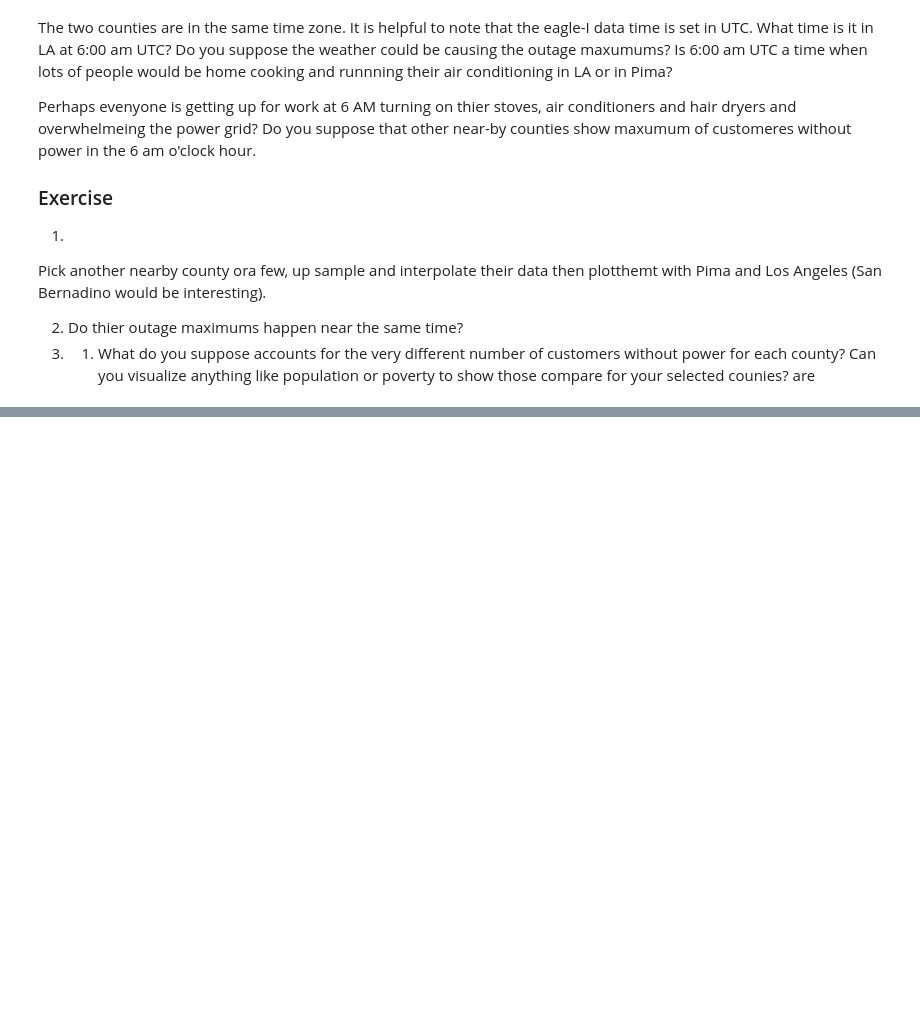
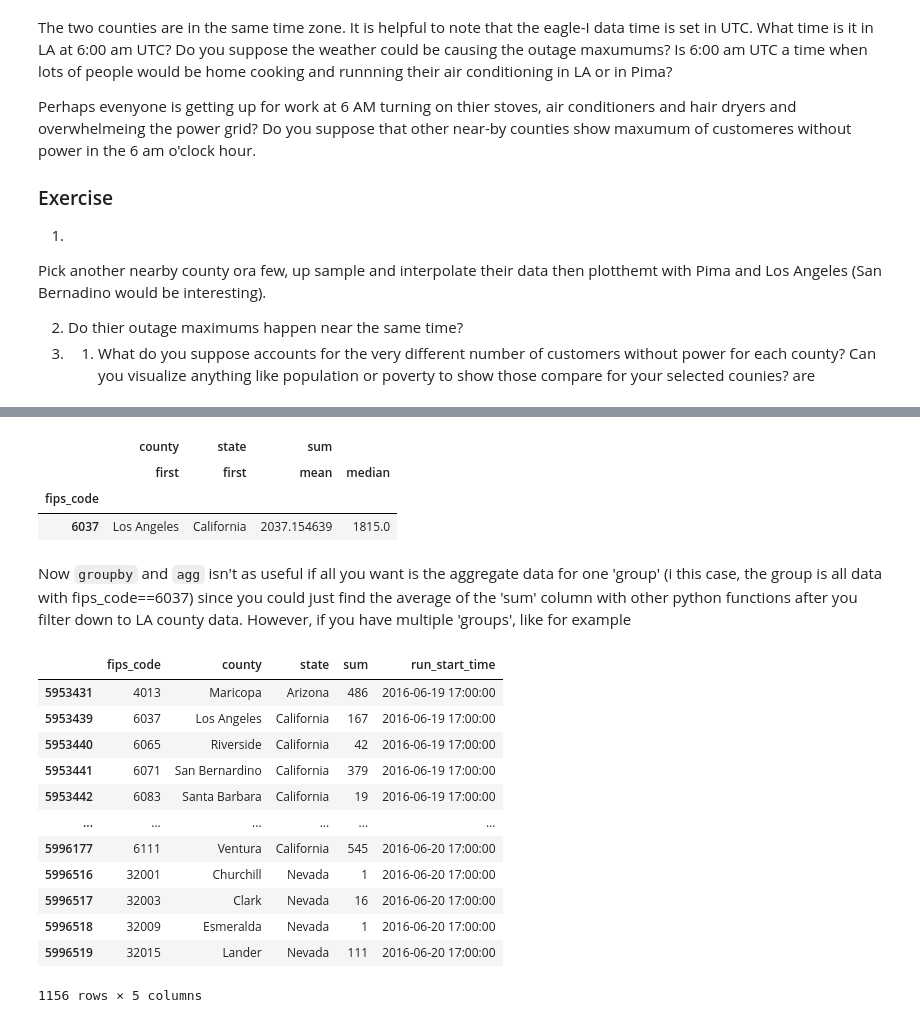
Before and after one commit to secondspass/power_outages_medically_vulnerable_populations, a Jupyter notebook: main.ipynb, the cells around one changed output, grey strips where cells are left out. Cells and saved outputs as stored; diff of their text form; code cells hidden in the pictures; blank space fills up the shorter version.

```diff
--- a/main.ipynb
+++ b/main.ipynb
@@ -767,0 +821,34 @@ Pick another nearby county ora  few, up sample and interpolate their data then p
+# %%
+# now we can aggregate the data in each group (i.e. in each county) to get the mean and median of the  (and
+# others too if you want)
+
+la_outages_agg = la_outages_grouped[["county", "state", "sum"]].agg({"county":"first", "state":"first", "sum":["mean", "median"] })
+la_outages_agg
+# %% [output]
+|  | county | state | sum |  |
+|  | first | first | mean | median |
+| fips_code |  |  |  |  |
+| 6037 | Los Angeles | California | 2037.154639 | 1815.0 |
+# %% [markdown]
+Now `groupby` and `agg` isn't as useful if all you want is the aggregate data for one 'group' (i this case, the group is all data with fips_code==6037) since you could just find the average of the 'sum' column with other python functions after you filter down to LA county data. However, if you have multiple 'groups', like for example
+# %%
+# Note: For the most part, CA, AZ, and NV operate in UTC-7 (MST or PDT). Individual counties you may look at might
+# differ so make sure to adjust time range if you feel it necessary
+swus_outages_0620_df = eaglei_outages_df.loc[eaglei_outages_df["state"].isin(["California", "Nevada", "Arizona"])
+                                          & (eaglei_outages_df["run_start_time"]>="2016-06-19 17:00:00")
+                                          & (eaglei_outages_df["run_start_time"]<="2016-06-20 17:00:00")]
+swus_outages_0620_df
+# %% [output]
+|  | fips_code | county | state | sum | run_start_time |
+| 5953431 | 4013 | Maricopa | Arizona | 486 | 2016-06-19 17:00:00 |
+| 5953439 | 6037 | Los Angeles | California | 167 | 2016-06-19 17:00:00 |
+| 5953440 | 6065 | Riverside | California | 42 | 2016-06-19 17:00:00 |
+| 5953441 | 6071 | San Bernardino | California | 379 | 2016-06-19 17:00:00 |
+| 5953442 | 6083 | Santa Barbara | California | 19 | 2016-06-19 17:00:00 |
+| ... | ... | ... | ... | ... | ... |
+| 5996177 | 6111 | Ventura | California | 545 | 2016-06-20 17:00:00 |
+| 5996516 | 32001 | Churchill | Nevada | 1 | 2016-06-20 17:00:00 |
+| 5996517 | 32003 | Clark | Nevada | 16 | 2016-06-20 17:00:00 |
+| 5996518 | 32009 | Esmeralda | Nevada | 1 | 2016-06-20 17:00:00 |
+| 5996519 | 32015 | Lander | Nevada | 111 | 2016-06-20 17:00:00 |
+1156 rows × 5 columns
```
Also changed, not shown: parts of 27 cells of this notebook.
